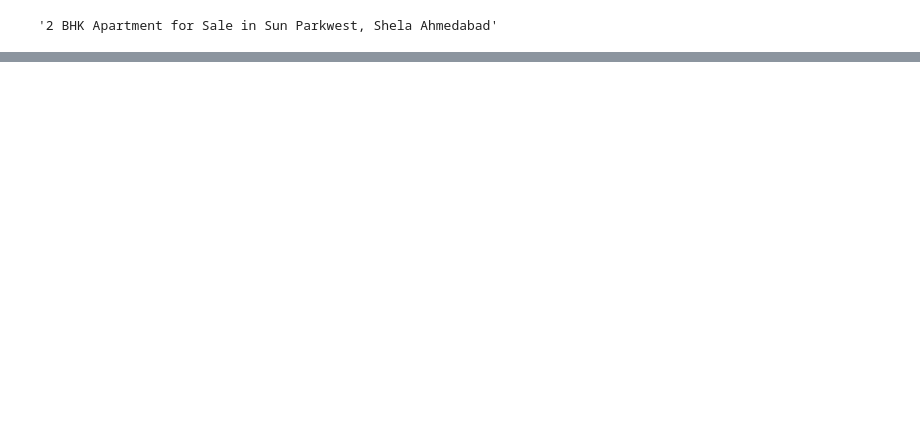
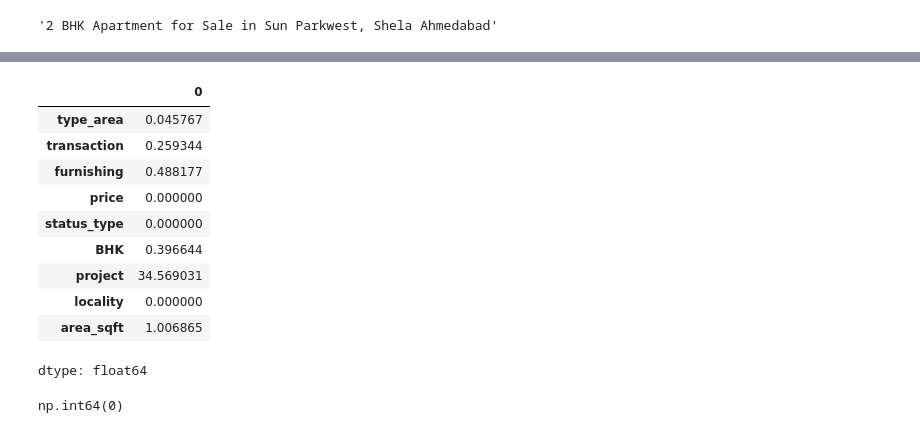
Before and after one commit to bunny-ml/Ahmedabad-Flat-Price-, a Jupyter notebook: notebooks/01_data_cleaning_code.ipynb, the cells around one changed output, grey strips where cells are left out. Cells and saved outputs as stored; diff of their text form; code cells hidden in the pictures; blank space fills up the shorter version.

```diff
--- a/notebooks/01_data_cleaning_code.ipynb
+++ b/notebooks/01_data_cleaning_code.ipynb
@@ -461,0 +500,20 @@ dtype: int64
+# %%
+def area_fix(text):
+    text = str(text).strip().lower()
+    result = None
+
+    if text.endswith('sqft'):
+        text = text.replace('sqft', "").replace(',', "").strip()
+        result= float(text)
+
+    elif text.endswith('sqyrd'):
+        text = text.replace('sqyrd', "").replace(',', "").strip()
+        result = float(text) * 9
+
+    elif text.endswith('smt'):
+        text = text.replace('smt', "").replace(',', "").strip()
+        result = float(text) * 10.7639
+
+    return result
+
+df['area_sqft'] = df['value_area'].apply(area_fix)
@@ -461,0 +535,14 @@ dtype: int64
+# %%
+df.isnull().mean() * 100
+# %% [output]
+|  | 0 |
+| type_area | 0.045767 |
+| transaction | 0.259344 |
+| furnishing | 0.488177 |
+| price | 0.000000 |
+| status_type | 0.000000 |
+| BHK | 0.396644 |
+| project | 34.569031 |
+| locality | 0.000000 |
+| area_sqft | 1.006865 |
+dtype: float64
@@ -461,0 +551,5 @@ dtype: int64
+# %%
+df = df.drop_duplicates()
+df.duplicated().sum()
+# %% [output]
+np.int64(0)
```
Also changed, not shown: parts of 35 cells of this notebook.
